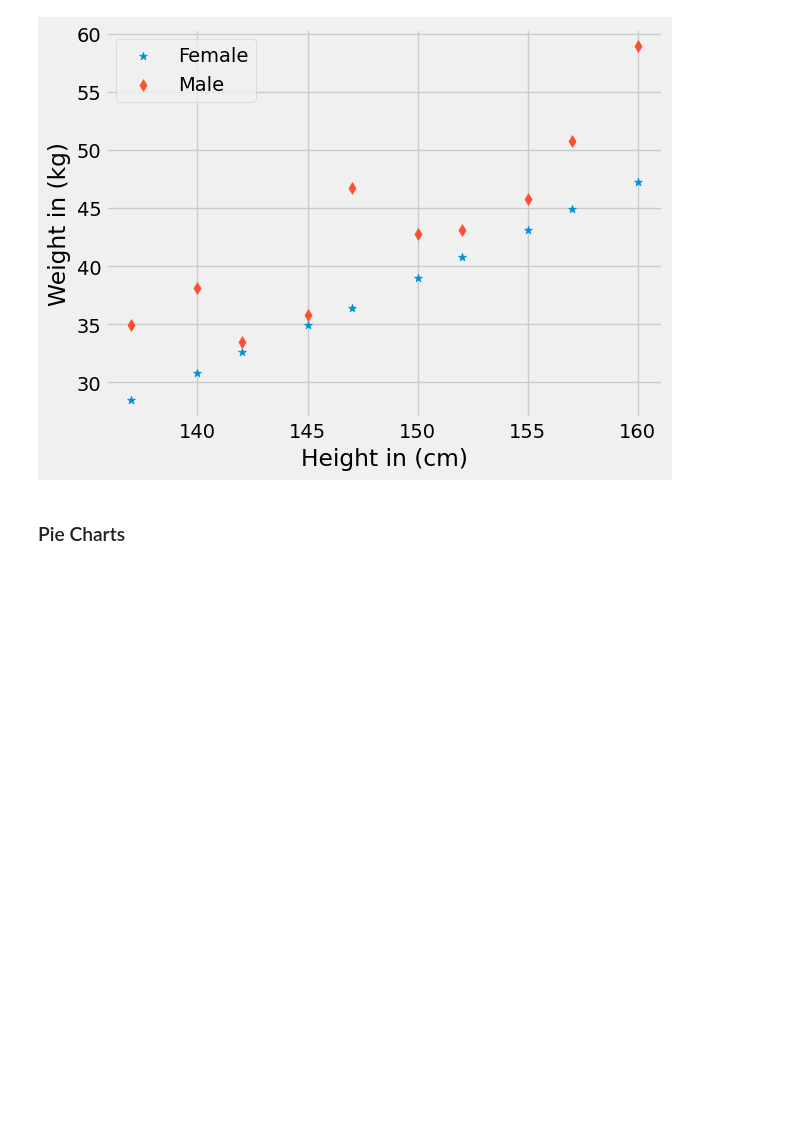
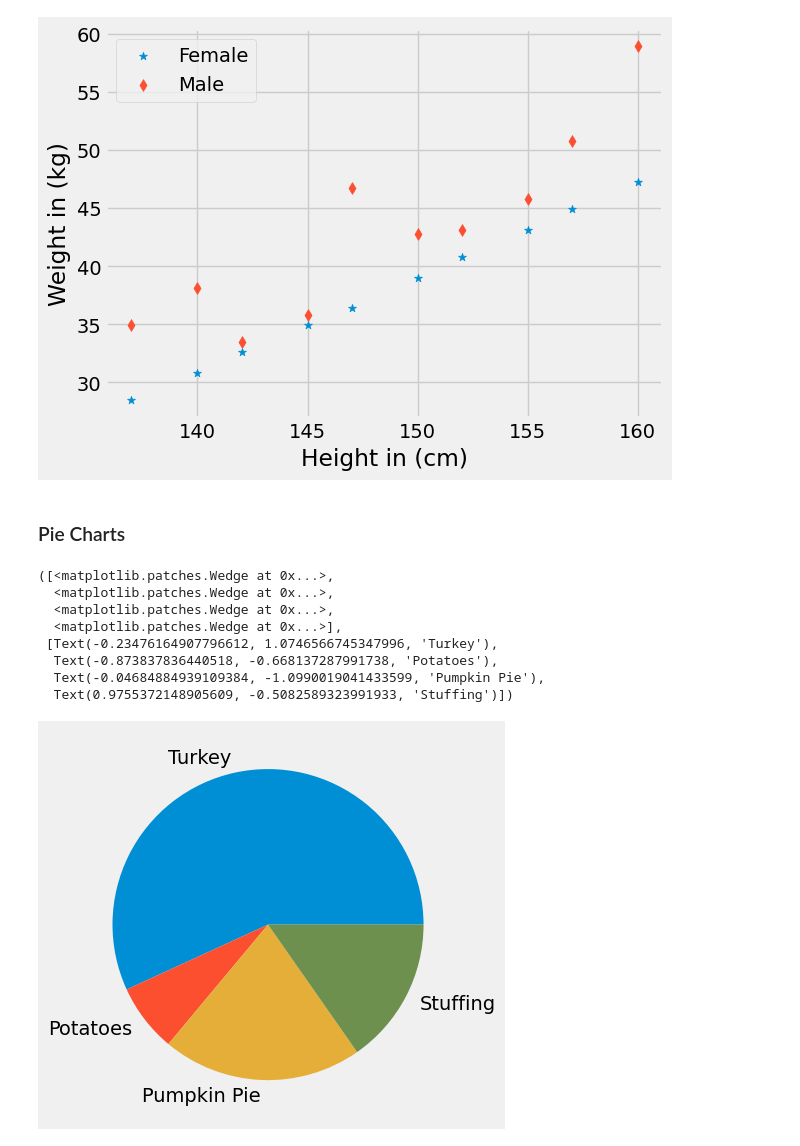
Before and after one commit to gurnamsingh11/data_visualization, a Jupyter notebook: 01_Matplotlib.ipynb, the cells around one changed output. Saved outputs shown, nothing was run; the diff lists cells and outputs as text; code cells hidden in the pictures; blank space fills up the shorter version.

Commit message:
Pie Chart

```diff
--- a/01_Matplotlib.ipynb
+++ b/01_Matplotlib.ipynb
@@ -469,3 +469,18 @@ Text(0, 0.5, 'Weight in (kg)')
 [figure]
 # %% [markdown]
 ### Pie Charts
+# %%
+labels = ["Turkey", "Potatoes", "Pumpkin Pie", "Stuffing"]
+prices = [25.99, 3.24, 9.50, 6.99]
+# %%
+plt.pie(prices, labels=labels)
+# %% [output]
+([<matplotlib.patches.Wedge at 0x...>,
+  <matplotlib.patches.Wedge at 0x...>,
+  <matplotlib.patches.Wedge at 0x...>,
+  <matplotlib.patches.Wedge at 0x...>],
+ [Text(-0.23476164907796612, 1.0746566745347996, 'Turkey'),
+  Text(-0.873837836440518, -0.668137287991738, 'Potatoes'),
+  Text(-0.04684884939109384, -1.0990019041433599, 'Pumpkin Pie'),
+  Text(0.9755372148905609, -0.5082589323991933, 'Stuffing')])
+[figure, added]
```
Also changed, not shown: parts of 7 cells of this notebook.
